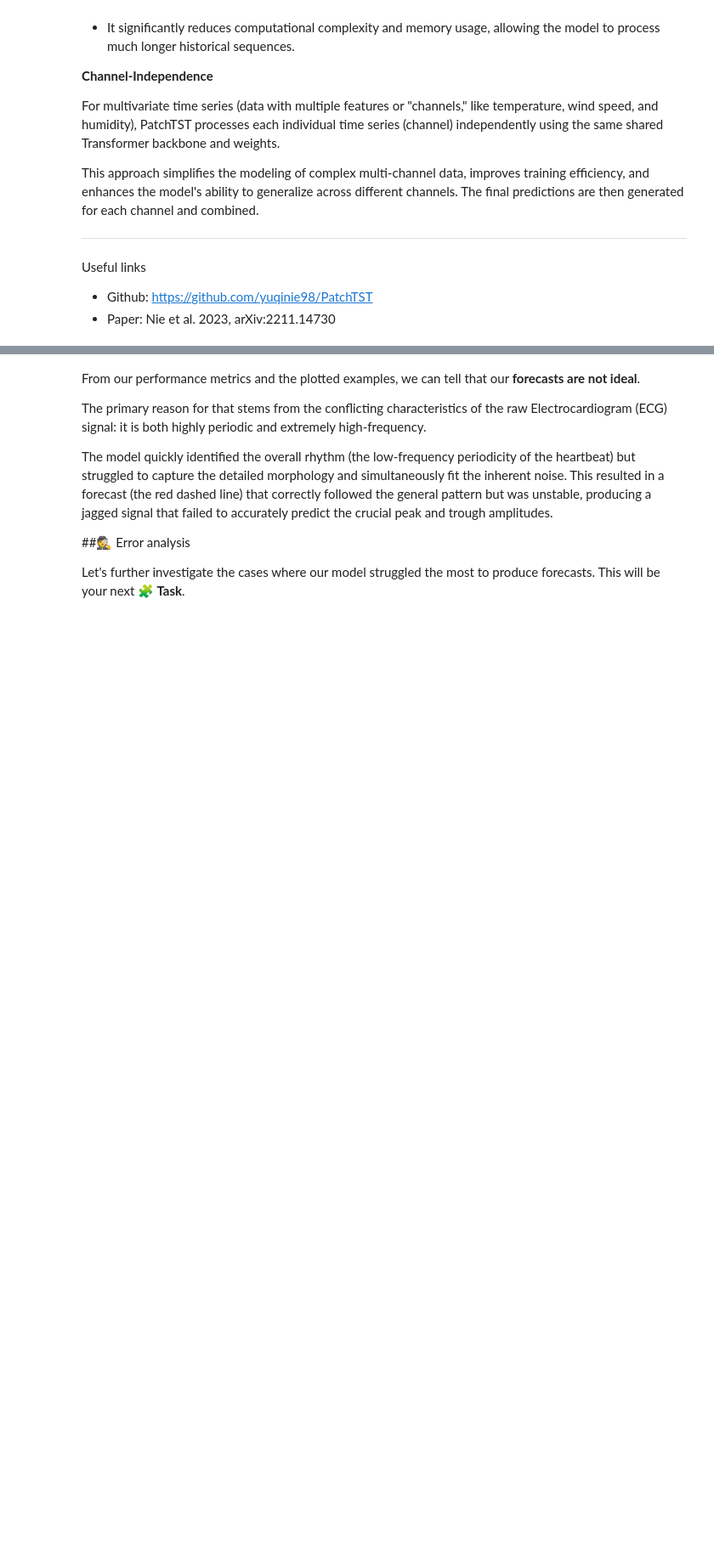
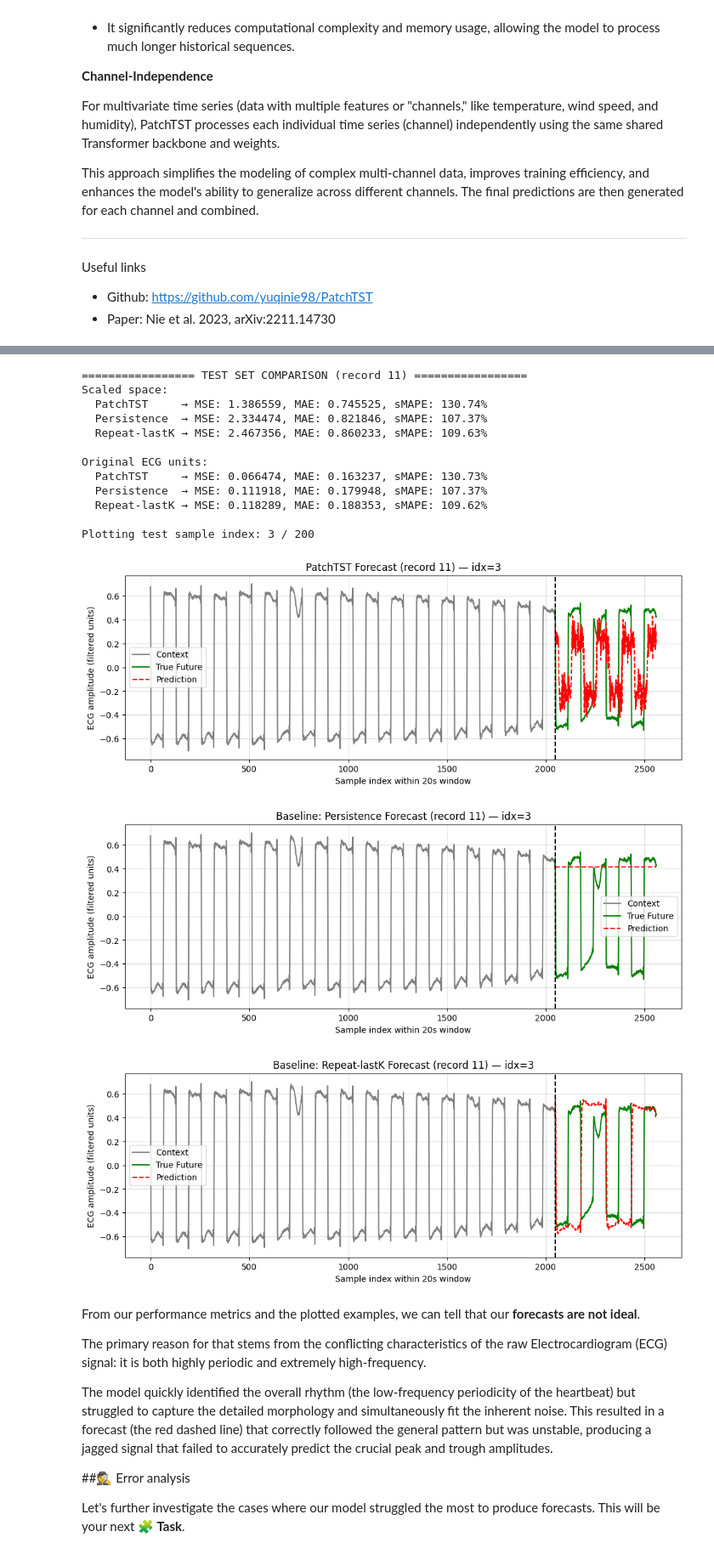
Before and after one commit to dustindobry/AIMA, a Jupyter notebook: week_10_time_series_analysis.ipynb, the cells around one changed output, grey strips where cells are left out. Shown at 85% size. Drawn from its saved outputs; the diff is of its cells as text; code cells hidden in the pictures; blank space fills up the shorter version.

```diff
--- a/week_10_time_series_analysis.ipynb
+++ b/week_10_time_series_analysis.ipynb
@@ -1986,10 +2066,12 @@ def persistence_forecast(X_context_scaled, forecast_len):
     """
     # TODO:
     # 1) Extract the last value of each context window
+
+    last_vals = X_context_scaled[:, -1:]
     # 2) Repeat it forecast_len times along the time axis
     # Hint: np.repeat or np.tile may be useful
 
-    Y_hat = None
+    Y_hat = np.repeat(last_vals, forecast_len, axis=1)
     return Y_hat
 
 
@@ -2017,12 +2099,20 @@ def repeat_last_k_forecast(X_context_scaled, forecast_len, k=256):
         Shape (N, forecast_len)
     """
     # TODO:
+    N, context_len = X_context_scaled.shape
     # 1) Ensure k does not exceed CONTEXT_SAMPLES
+    k = min(k, context_len)
+
     # 2) Extract the last k samples from each context window
+    last_k = X_context_scaled[:, -k:]
+
     # 3) Repeat / tile them to cover forecast_len samples
+    n_repeat = int(np.ceil(forecast_len / k))
+    Y_hat = np.repeat(last_k, forecast_len // k, axis=1)
+
     # 4) Truncate to exactly forecast_len
+    Y_hat = Y_hat[:, :forecast_len]
 
-    Y_hat = None
     return Y_hat
 
 # ------------------------------
@@ -2097,33 +2187,49 @@ plot_idx = plot_idx % len(X_test_scaled)
 print(f"\nPlotting test sample index: {plot_idx} / {len(X_test_scaled)}")
 
 # Context + True in original units
 context = _inverse_1d(X_test_scaled[plot_idx], scaler)
 true_future = _inverse_1d(Y_test_scaled[plot_idx], scaler)
 
 # PatchTST prediction in original units
 patch_pred = _inverse_1d(y_pred_test[plot_idx], scaler)
 
 # Baseline predictions in original units
 persist_pred = _inverse_1d(Y_base_persist[plot_idx], scaler)
 lastk_pred   = _inverse_1d(Y_base_lastk[plot_idx], scaler)
 
 # --- Plot 1: PatchTST ---
 plot_forecast_single(
     context, true_future, patch_pred,
     title=f"PatchTST Forecast (record 11) — idx={plot_idx}"
 )
 
 # --- Plot 2: Persistence baseline ---
 plot_forecast_single(
     context, true_future, persist_pred,
     title=f"Baseline: Persistence Forecast (record 11) — idx={plot_idx}"
 )
 
 # --- Plot 3: Repeat-lastK baseline ---
 plot_forecast_single(
     context, true_future, lastk_pred,
     title=f"Baseline: Repeat-lastK Forecast (record 11) — idx={plot_idx}"
 )
+# %% [output]
+================= TEST SET COMPARISON (record 11) =================
+Scaled space:
+  PatchTST     → MSE: 1.386559, MAE: 0.745525, sMAPE: 130.74%
+  Persistence  → MSE: 2.334474, MAE: 0.821846, sMAPE: 107.37%
+  Repeat-lastK → MSE: 2.467356, MAE: 0.860233, sMAPE: 109.63%
+
+Original ECG units:
+  PatchTST     → MSE: 0.066474, MAE: 0.163237, sMAPE: 130.73%
+  Persistence  → MSE: 0.111918, MAE: 0.179948, sMAPE: 107.37%
+  Repeat-lastK → MSE: 0.118289, MAE: 0.188353, sMAPE: 109.62%
+
+Plotting test sample index: 3 / 200
+[figure, added]
+[figure, added]
+[figure, added]
 # %% [markdown]
 From our performance metrics and the plotted examples, we can tell that our **forecasts are not ideal**.
 
```
Also changed, not shown: parts of 9 cells of this notebook.
